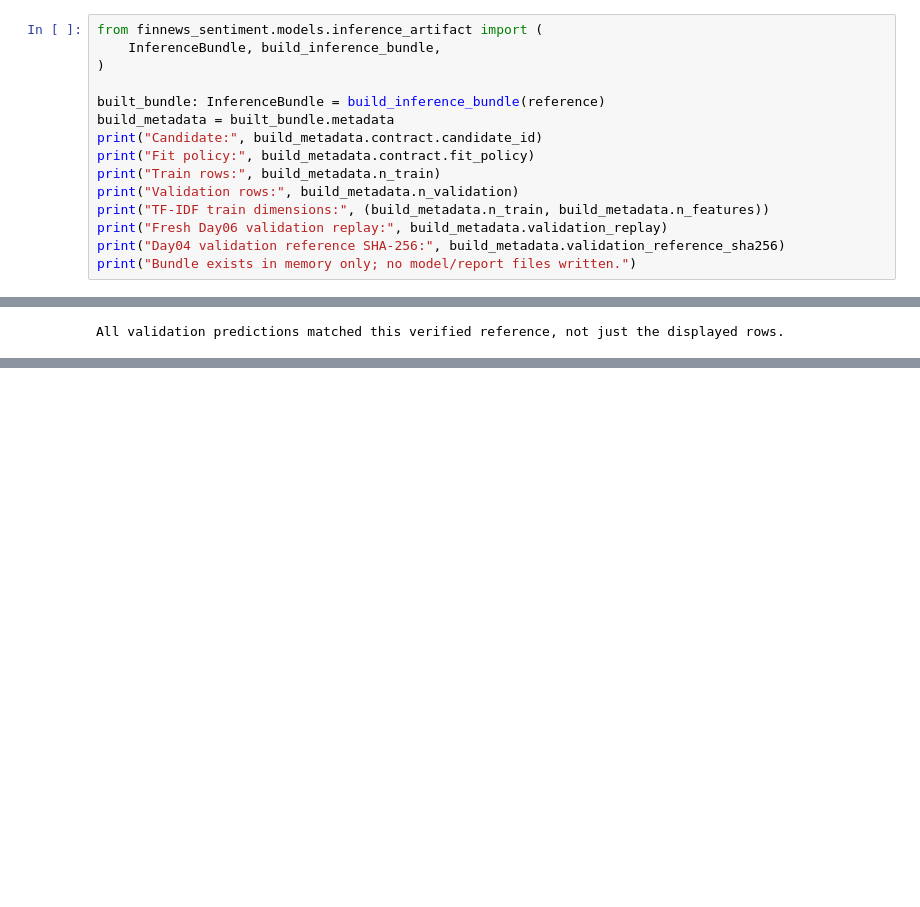
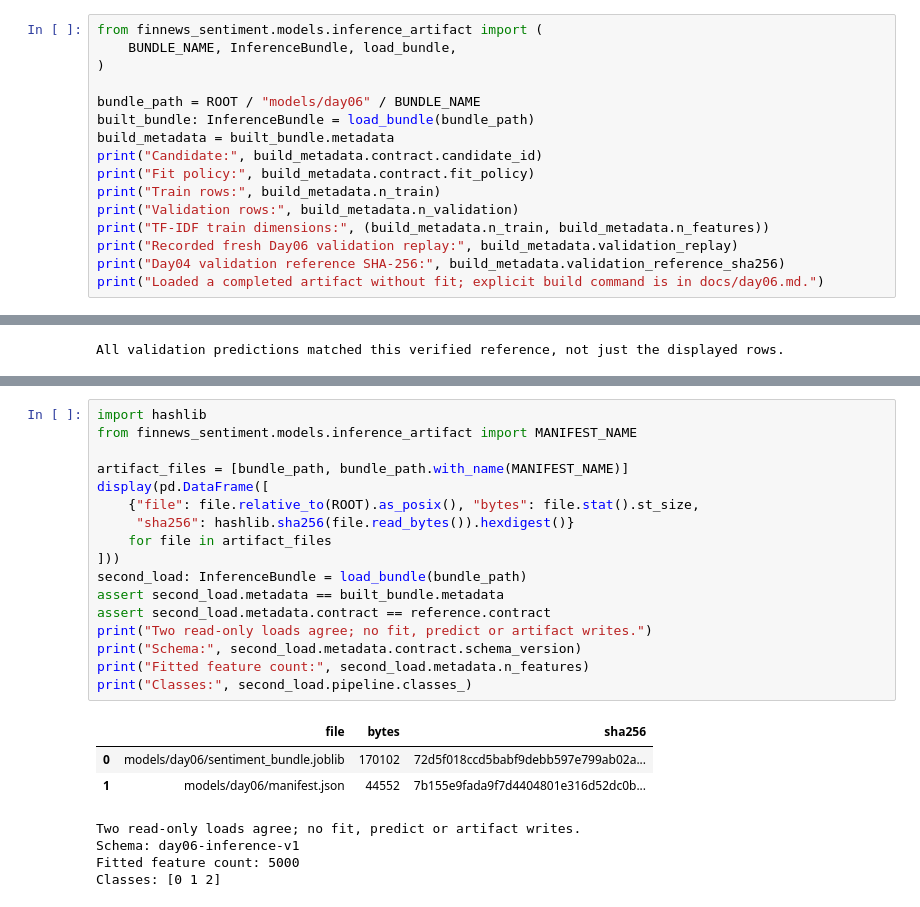
Before and after one commit to HomeboyMakkri/Text-classification, a Jupyter notebook: notebooks/day06_inference.ipynb, the cells around one changed output, grey strips where cells are left out. Drawn from its saved outputs; the diff is of its cells as text; blank space fills up the shorter version.

Commit message:
feat: persist and validate frozen inference artifacts

```diff
--- a/notebooks/day06_inference.ipynb
+++ b/notebooks/day06_inference.ipynb
@@ -143,18 +143,19 @@ IDs/order/truth aligned; no fitted Day06 model or new predictions created.
 # %%
 from finnews_sentiment.models.inference_artifact import (
-    InferenceBundle, build_inference_bundle,
+    BUNDLE_NAME, InferenceBundle, load_bundle,
 )
 
-built_bundle: InferenceBundle = build_inference_bundle(reference)
+bundle_path = ROOT / "models/day06" / BUNDLE_NAME
+built_bundle: InferenceBundle = load_bundle(bundle_path)
 build_metadata = built_bundle.metadata
 print("Candidate:", build_metadata.contract.candidate_id)
 print("Fit policy:", build_metadata.contract.fit_policy)
 print("Train rows:", build_metadata.n_train)
 print("Validation rows:", build_metadata.n_validation)
 print("TF-IDF train dimensions:", (build_metadata.n_train, build_metadata.n_features))
-print("Fresh Day06 validation replay:", build_metadata.validation_replay)
+print("Recorded fresh Day06 validation replay:", build_metadata.validation_replay)
 print("Day04 validation reference SHA-256:", build_metadata.validation_reference_sha256)
-print("Bundle exists in memory only; no model/report files written.")
+print("Loaded a completed artifact without fit; explicit build command is in docs/day06.md.")
 # %% [output]
 Candidate: linear_svc
 Fit policy: day03_train_only
@@ -199,0 +215,25 @@ Fresh replay подтверждает воспроизведение замор
+# %%
+import hashlib
+from finnews_sentiment.models.inference_artifact import MANIFEST_NAME
+
+artifact_files = [bundle_path, bundle_path.with_name(MANIFEST_NAME)]
+display(pd.DataFrame([
+    {"file": file.relative_to(ROOT).as_posix(), "bytes": file.stat().st_size,
+     "sha256": hashlib.sha256(file.read_bytes()).hexdigest()}
+    for file in artifact_files
+]))
+second_load: InferenceBundle = load_bundle(bundle_path)
+assert second_load.metadata == built_bundle.metadata
+assert second_load.metadata.contract == reference.contract
+print("Two read-only loads agree; no fit, predict or artifact writes.")
+print("Schema:", second_load.metadata.contract.schema_version)
+print("Fitted feature count:", second_load.metadata.n_features)
+print("Classes:", second_load.pipeline.classes_)
+# %% [output]
+|  | file | bytes | sha256 |
+| 0 | models/day06/sentiment_bundle.joblib | 170102 | 72d5f018ccd5babf9debb597e799ab02a... |
+| 1 | models/day06/manifest.json | 44552 | 7b155e9fada9f7d4404801e316d52dc0b... |
+Two read-only loads agree; no fit, predict or artifact writes.
+Schema: day06-inference-v1
+Fitted feature count: 5000
+Classes: [0 1 2]
```
Also changed, not shown: parts of 6 cells of this notebook, 5 other files.
